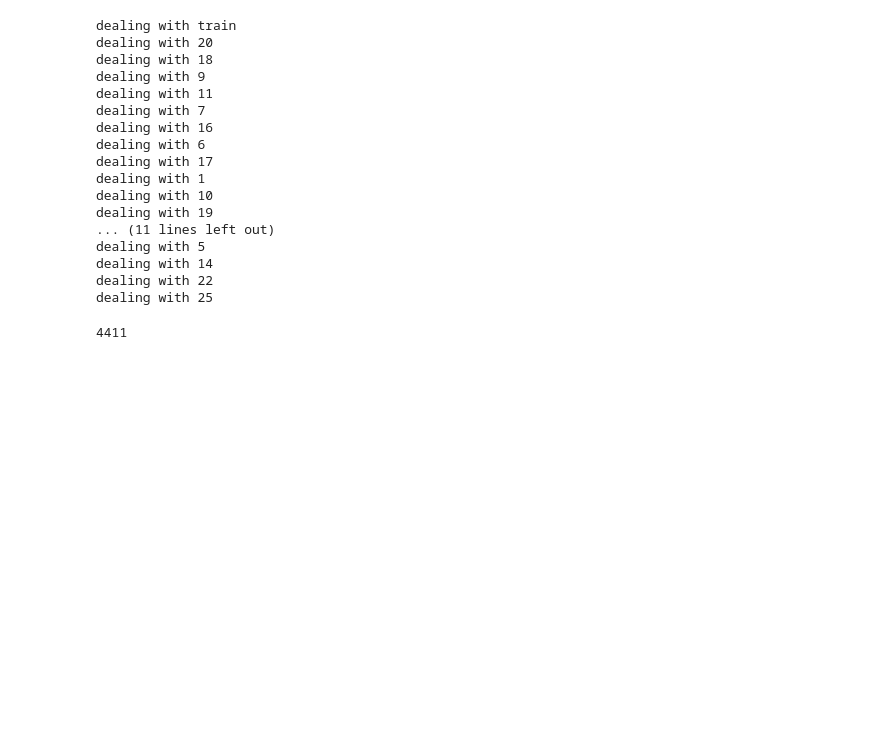
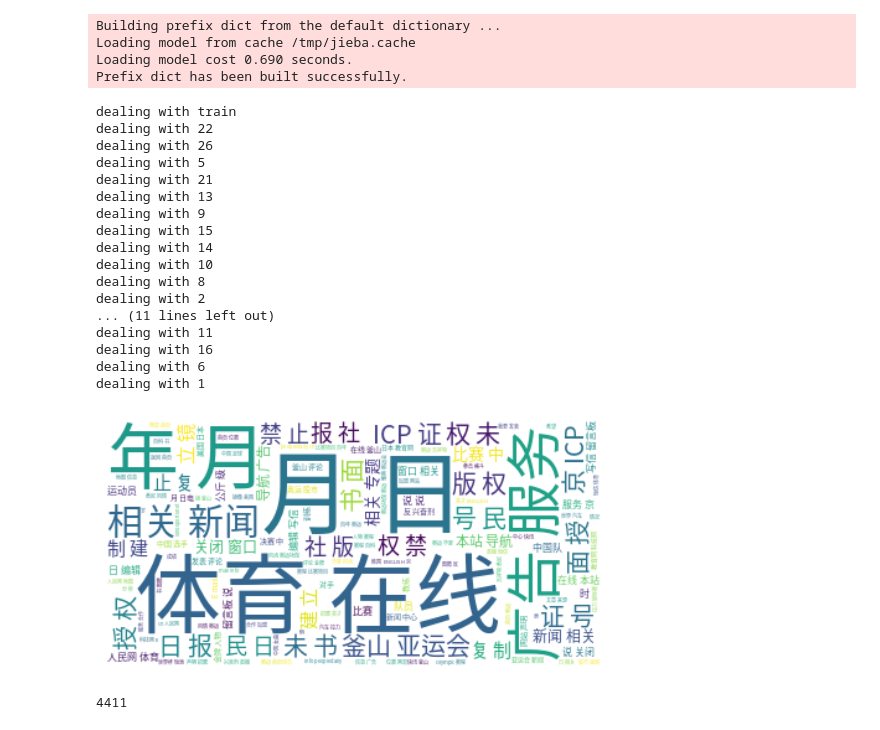
Before and after one commit to shannonchen37/NLP_experiment, a Jupyter notebook: NLP实验1/Retrieval/main.ipynb, the cells around one changed output. Drawn from its saved outputs; the diff is of its cells as text; code cells hidden in the pictures; blank space fills up the shorter version.

```diff
--- a/NLP实验1/Retrieval/main.ipynb
+++ b/NLP实验1/Retrieval/main.ipynb
@@ -7,3 +12,11 @@ from sklearn.feature_extraction.text import TfidfVectorizer
+# %%
+# 添加自定义词语
+jieba.add_word('科比')
+# %% [output]
+Building prefix dict from the default dictionary ...
+Loading model from cache /tmp/jieba.cache
+Loading model cost 0.690 seconds.
+Prefix dict has been built successfully.
 # %%
 # 停用词列表
 stopwords = []
@@ -24,39 +37,47 @@ with open('../stopwords/baidu_stopwords.txt', encoding='utf-8') as f:
 with open('../stopwords/scu_stopwords.txt', encoding='utf-8') as f:
     for line in f:
         stopwords.append(line.strip())
+# %%
+def preprocess(text):
+    # 分词
+    words = jieba.lcut(text)
+    # 去除虚词
+    # words = [word for word in words if word not in stopwords]
+    words = [word for word in words if word not in stopwords]
+    f_word = " ".join(words)
+    # 返回处理后的词语列表
+    return f_word, words
 # %%
 # 读取train数据集
 data = []
 labels = []
 raw_data = []
+f_word_list = []
 for root, dirs, files in os.walk('./Chinese_Information_Retrieval_Task_Dataset/train'):
     print('dealing with {}'.format(root.split('/')[-1]))
     for file in files:
         with open(os.path.join(root, file), 'r', encoding='GB2312',errors='ignore') as f:
             content = f.read()
             raw_data.append(content)
-            # 中文分词
-            words = jieba.lcut(content)
-            # 过滤停用词和数字
-            words = [word for word in words if word not in stopwords and not word.isdigit()]
-
+            f_word, words = preprocess(content)
             data.append(' '.join(words))
             labels.append(root.split('/')[-1])
+            f_word_list.append(f_word)
 # %% [output]
 dealing with train
-dealing with 20
-dealing with 18
+dealing with 22
+dealing with 26
+dealing with 5
+dealing with 21
+dealing with 13
 dealing with 9
+dealing with 15
+dealing with 14
+dealing with 10
+dealing with 8
+dealing with 2
+... (11 lines left out)
 dealing with 11
-dealing with 7
 dealing with 16
 dealing with 6
-dealing with 17
 dealing with 1
-dealing with 10
-dealing with 19
-... (11 lines left out)
-dealing with 5
-dealing with 14
-dealing with 22
-dealing with 25
@@ -65,3 +84,23 @@ test_data = data
+# %%
+f_words = " ".join(f_word_list)
+
+# 根据操作系统类型设置中文字体路径
+if platform.system() == 'Windows':
+    font_path = r"C:\Windows\Fonts\simsun.ttc"
+elif platform.system() == 'Darwin':
+    font_path = "/Library/Fonts/Songti.ttc"
+else:
+    font_path = "/usr/share/fonts/opentype/noto/NotoSansCJK-Regular.ttc"
+
+# 生成词云图，并指定中文字体
+wordcloud = WordCloud(font_path=font_path, background_color="white").generate(f_words)
+
+# 显示词云图
+plt.imshow(wordcloud, interpolation="bilinear")
+plt.axis("off")
+plt.show()
+# %% [output]
+[figure, added]
 # %%
 # 检测是否data已包含全部的训练数据
 len(data)
```
Also changed, not shown: parts of 14 cells of this notebook, 2 other files.
